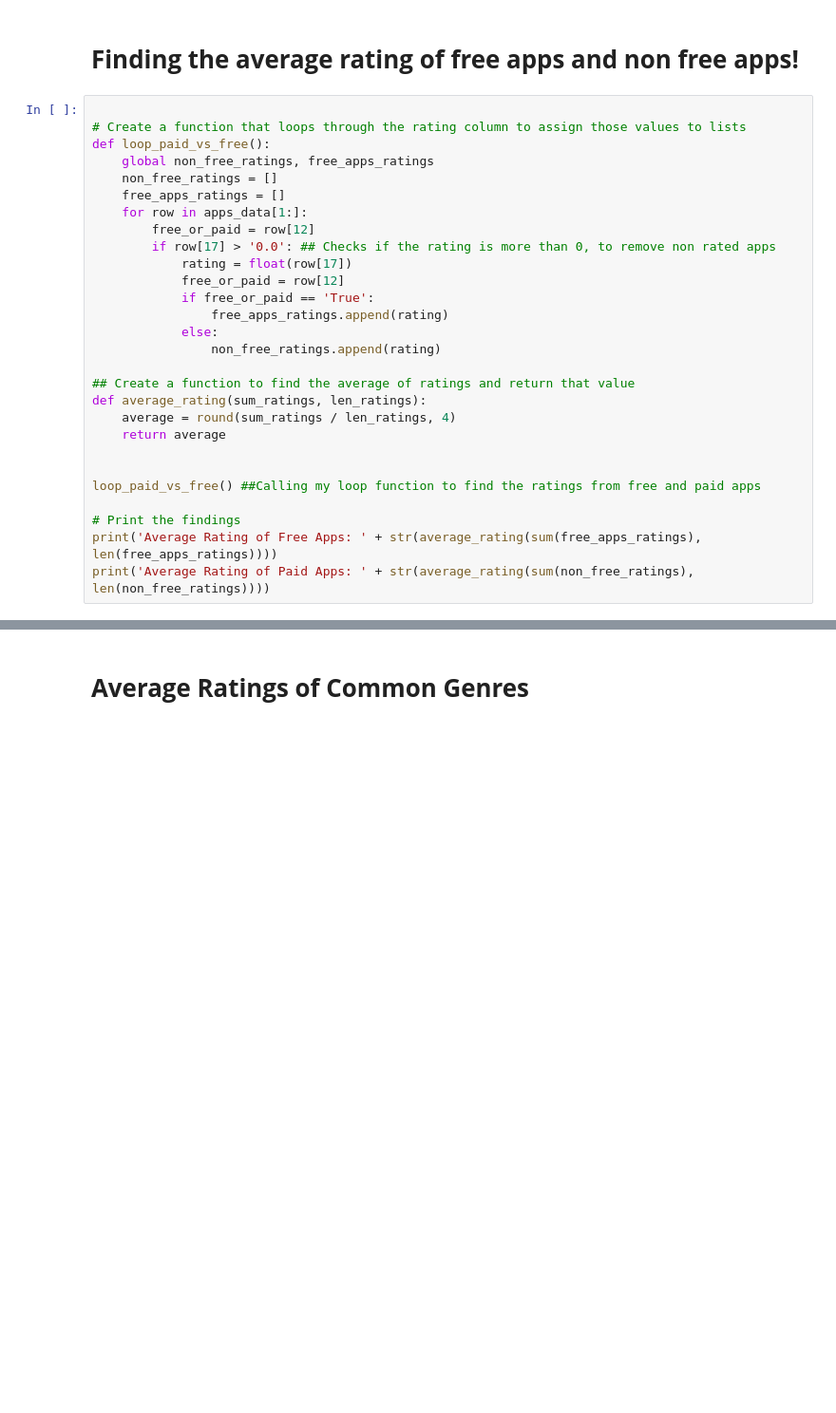
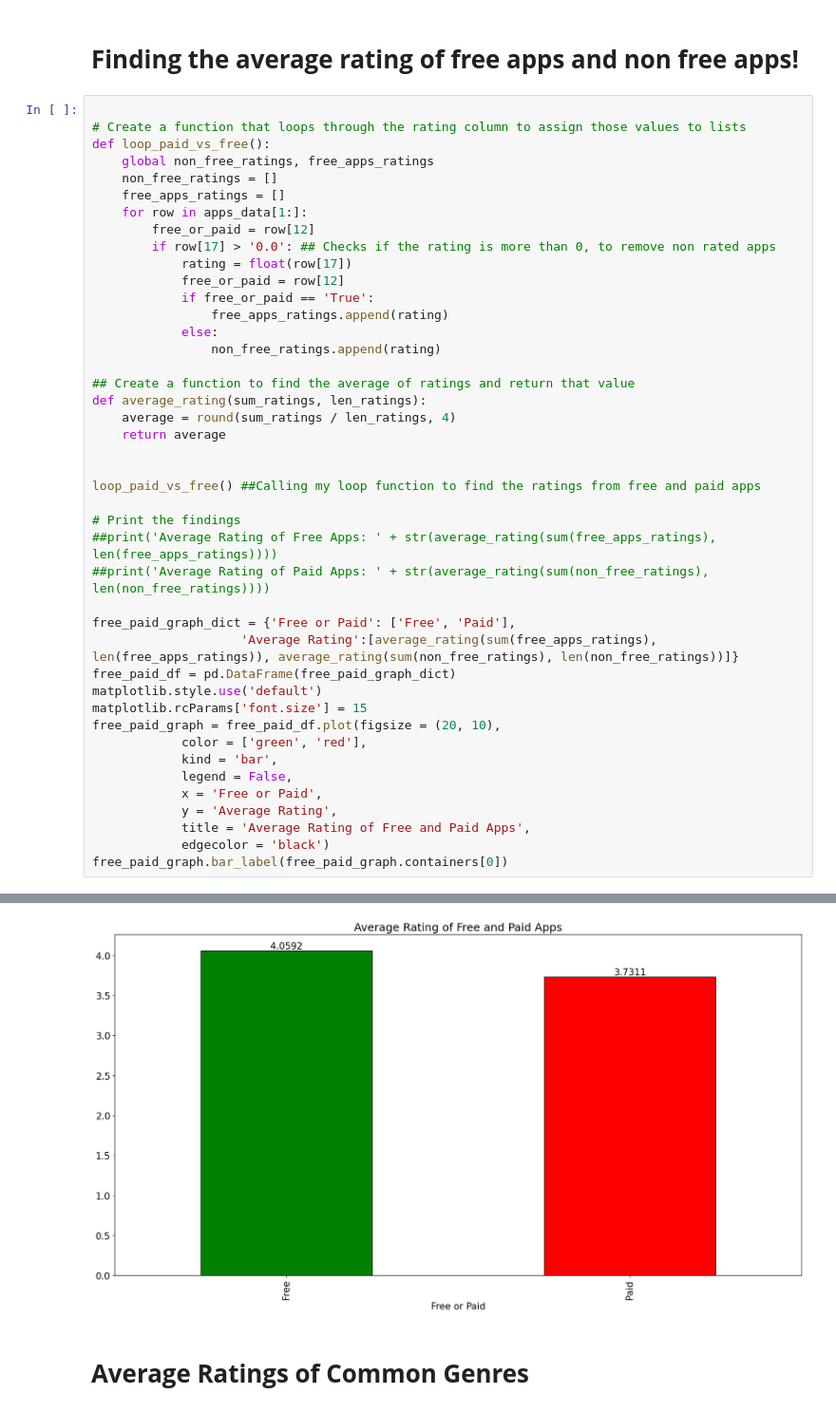
Before and after one commit to DylanMH/AppleAppDataAnalysis, a Jupyter notebook: pythoncode.ipynb, the cells around one changed output, grey strips where cells are left out. Shown: that part at 95% size. Cells and saved outputs as stored; diff of their text form; blank space fills up the shorter version.

Commit message:
Code Cleanup and Graph Updating

```diff
--- a/pythoncode.ipynb
+++ b/pythoncode.ipynb
@@ -58,6 +60,21 @@ def average_rating(sum_ratings, len_ratings):
 loop_paid_vs_free() ##Calling my loop function to find the ratings from free and paid apps
 
 # Print the findings
-print('Average Rating of Free Apps: ' + str(average_rating(sum(free_apps_ratings), len(free_apps_ratings))))
-print('Average Rating of Paid Apps: ' + str(average_rating(sum(non_free_ratings), len(non_free_ratings))))
+##print('Average Rating of Free Apps: ' + str(average_rating(sum(free_apps_ratings), len(free_apps_ratings))))
+##print('Average Rating of Paid Apps: ' + str(average_rating(sum(non_free_ratings), len(non_free_ratings))))
+
+free_paid_graph_dict = {'Free or Paid': ['Free', 'Paid'],
+                    'Average Rating':[average_rating(sum(free_apps_ratings), len(free_apps_ratings)), average_rating(sum(non_free_ratings), len(non_free_ratings))]}
+free_paid_df = pd.DataFrame(free_paid_graph_dict)
+matplotlib.style.use('default')
+matplotlib.rcParams['font.size'] = 15
+free_paid_graph = free_paid_df.plot(figsize = (20, 10),
+            color = ['green', 'red'],
+            kind = 'bar',
+            legend = False,
+            x = 'Free or Paid',
+            y = 'Average Rating',
+            title = 'Average Rating of Free and Paid Apps',
+            edgecolor = 'black')
+free_paid_graph.bar_label(free_paid_graph.containers[0])
 # %% [output]
@@ -66,3 +82,4 @@ Average Rating of Paid Apps: 3.7311
+[figure, added]
 # %% [markdown]
 # **Average Ratings of Common Genres**
 # %%
```
Also changed, not shown: parts of 4 cells of this notebook.
